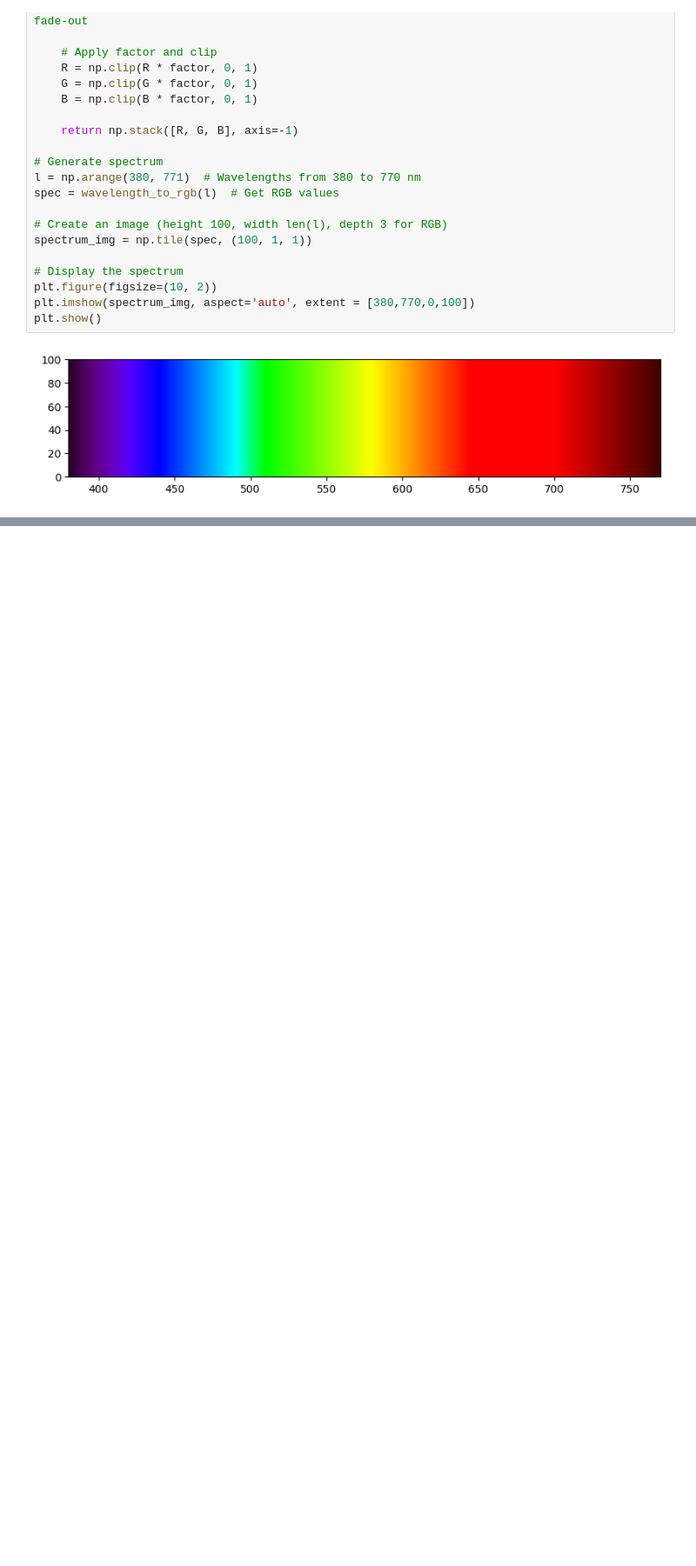
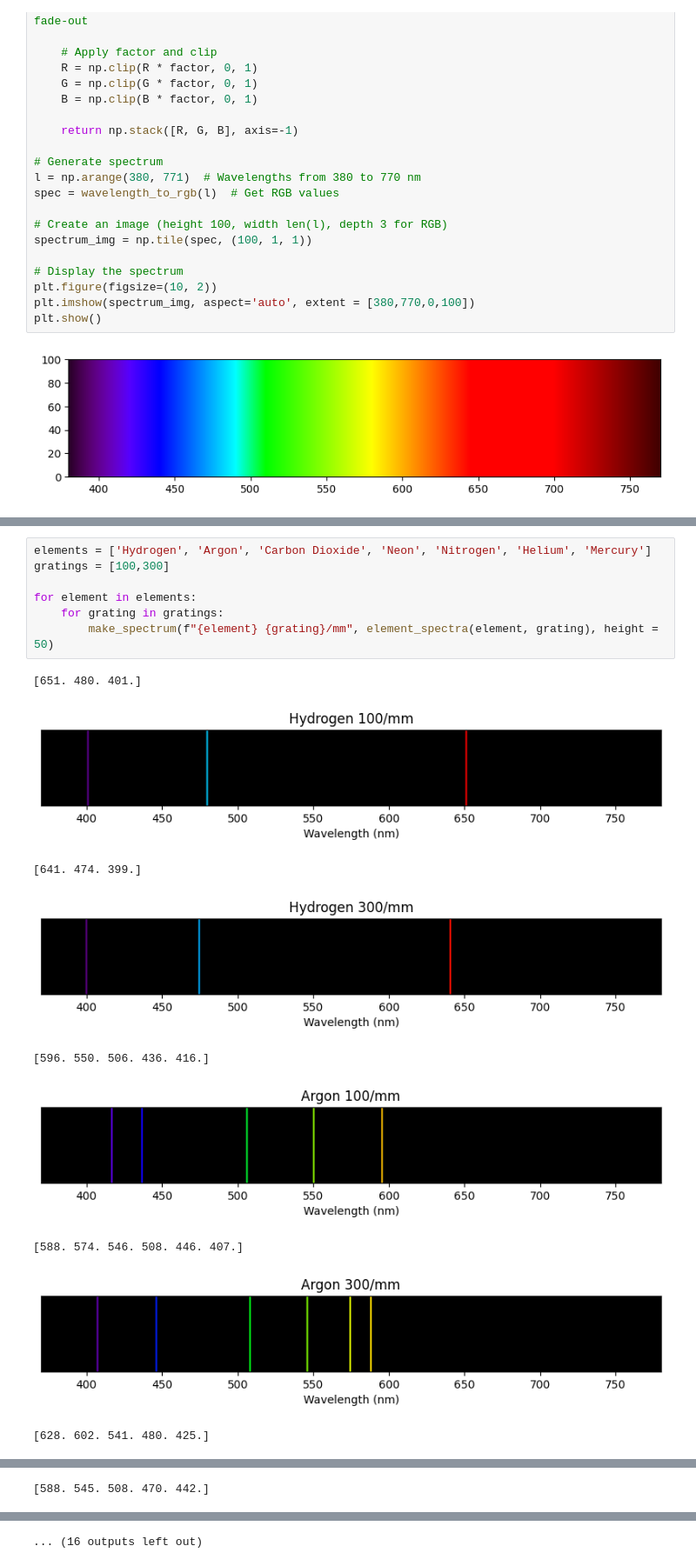
Before and after one commit to silvernuke911/Physics157, a Jupyter notebook: PHYSICS191 CODE/SET B/E4/spectra.ipynb, the cells around one changed output, grey strips where cells are left out. Shown at 87% size. Cells and saved outputs as stored; diff of their text form; blank space fills up the shorter version.

```diff
--- a/PHYSICS191 CODE/SET B/E4/spectra.ipynb
+++ b/PHYSICS191 CODE/SET B/E4/spectra.ipynb
@@ -182,0 +209,17 @@ print(770-380)
+# %%
+elements = ['Hydrogen', 'Argon', 'Carbon Dioxide', 'Neon', 'Nitrogen', 'Helium', 'Mercury']
+gratings = [100,300]
+
+for element in elements:
+    for grating in gratings:
+        make_spectrum(f"{element} {grating}/mm", element_spectra(element, grating), height = 50)
+# %% [output]
+[651. 480. 401.]
+[figure, added]
+[641. 474. 399.]
+[figure, added]
+[596. 550. 506. 436. 416.]
+[figure, added]
+[588. 574. 546. 508. 446. 407.]
+[figure, added]
+[628. 602. 541. 480. 425.]
@@ -182,0 +227 @@ print(770-380)
+[588. 545. 508. 470. 442.]
@@ -182,0 +229 @@ print(770-380)
+... (16 outputs left out)
```
Also changed, not shown: parts of 8 cells of this notebook, 2 other files.
